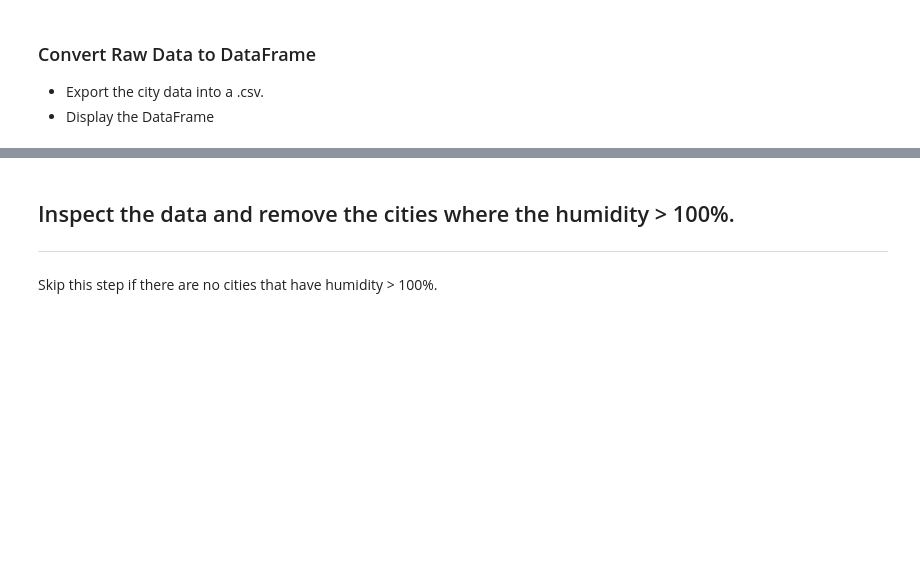
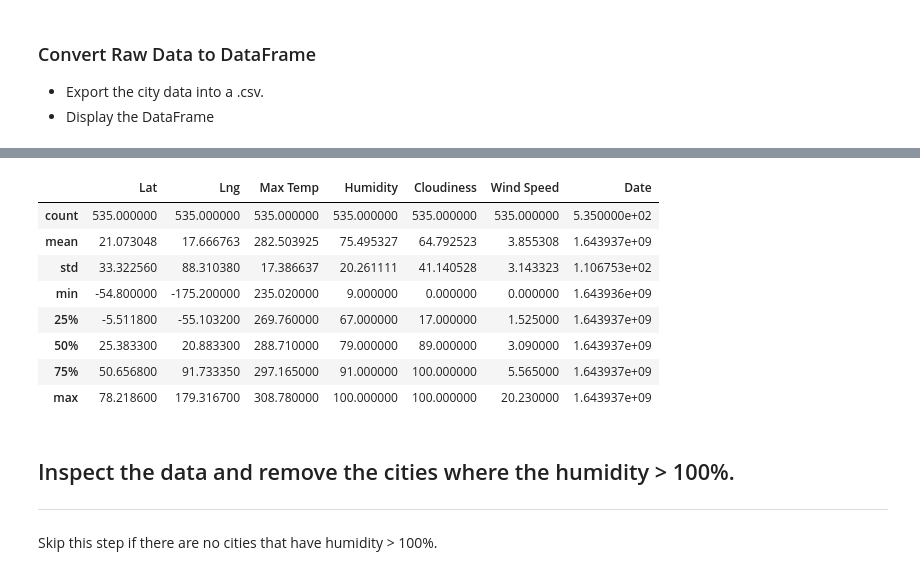
Before and after one commit to quettamar/Python-API-Challenge, a Jupyter notebook: WeatherPy.ipynb, the cells around one changed output, grey strips where cells are left out. Cells and saved outputs as stored; diff of their text form; code cells hidden in the pictures; blank space fills up the shorter version.

```diff
--- a/WeatherPy.ipynb
+++ b/WeatherPy.ipynb
@@ -102,3 +134,15 @@ Data Retrieval Complete
+# %%
+weather_data.describe()
+# %% [output]
+|  | Lat | Lng | Max Temp | Humidity | Cloudiness | Wind Speed | Date |
+| count | 535.000000 | 535.000000 | 535.000000 | 535.000000 | 535.000000 | 535.000000 | 5.350000e+02 |
+| mean | 21.073048 | 17.666763 | 282.503925 | 75.495327 | 64.792523 | 3.855308 | 1.643937e+09 |
+| std | 33.322560 | 88.310380 | 17.386637 | 20.261111 | 41.140528 | 3.143323 | 1.106753e+02 |
+| min | -54.800000 | -175.200000 | 235.020000 | 9.000000 | 0.000000 | 0.000000 | 1.643936e+09 |
+| 25% | -5.511800 | -55.103200 | 269.760000 | 67.000000 | 17.000000 | 1.525000 | 1.643937e+09 |
+| 50% | 25.383300 | 20.883300 | 288.710000 | 79.000000 | 89.000000 | 3.090000 | 1.643937e+09 |
+| 75% | 50.656800 | 91.733350 | 297.165000 | 91.000000 | 100.000000 | 5.565000 | 1.643937e+09 |
+| max | 78.218600 | 179.316700 | 308.780000 | 100.000000 | 100.000000 | 20.230000 | 1.643937e+09 |
 # %% [markdown]
 ## Inspect the data and remove the cities where the humidity > 100%.
 ----
```
Also changed, not shown: parts of 9 cells of this notebook, 1 other file.
